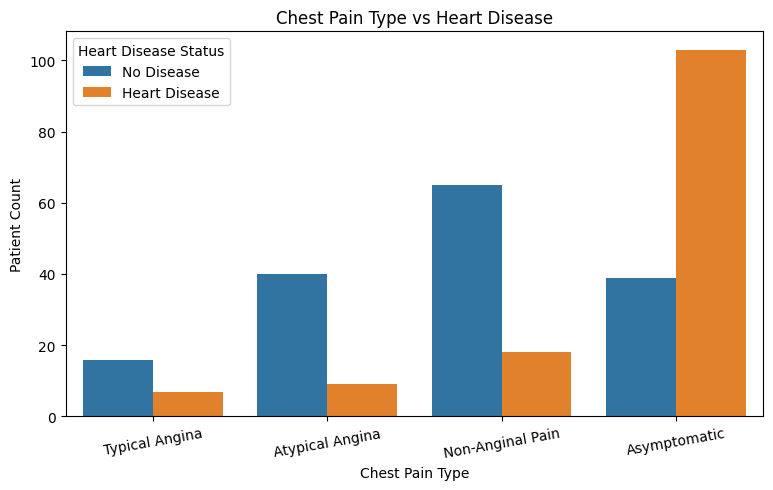
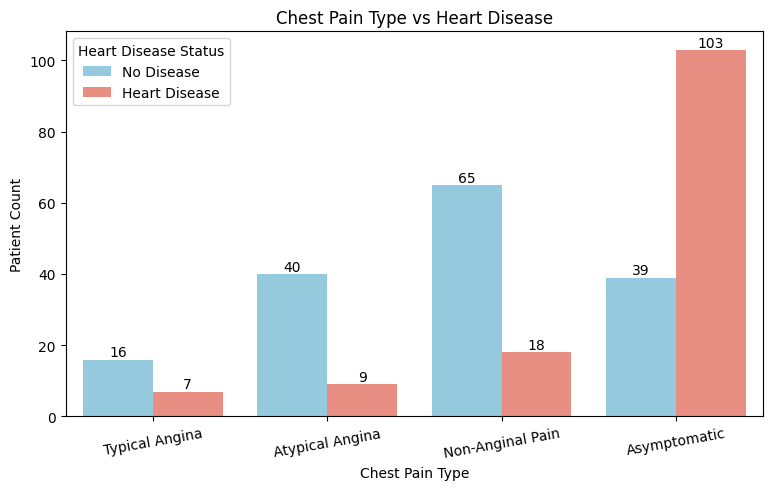
The notebook cell's code change between the first figure and the second:
--- before
+++ after
@@ -1,5 +1,5 @@
 plt.figure(figsize=(9,5))
 
-sns.countplot(
+ax = sns.countplot(
     x=df['Chest_Pain_Type'].map({
         0: 'Typical Angina',
@@ -12,11 +12,21 @@
         0: 'No Disease',
         1: 'Heart Disease'
-    })
+    }),
+
+    palette=['skyblue', 'salmon']
 )
 
+# Add counts on bars
+for bars in ax.containers:
+    ax.bar_label(bars)
+
 plt.title("Chest Pain Type vs Heart Disease")
+
 plt.xlabel("Chest Pain Type")
 plt.ylabel("Patient Count")
+
 plt.legend(title="Heart Disease Status")
+
 plt.xticks(rotation=10)
+
 plt.show()

Commit: add Chest Pain Type vs Heart Disease in eda notebook